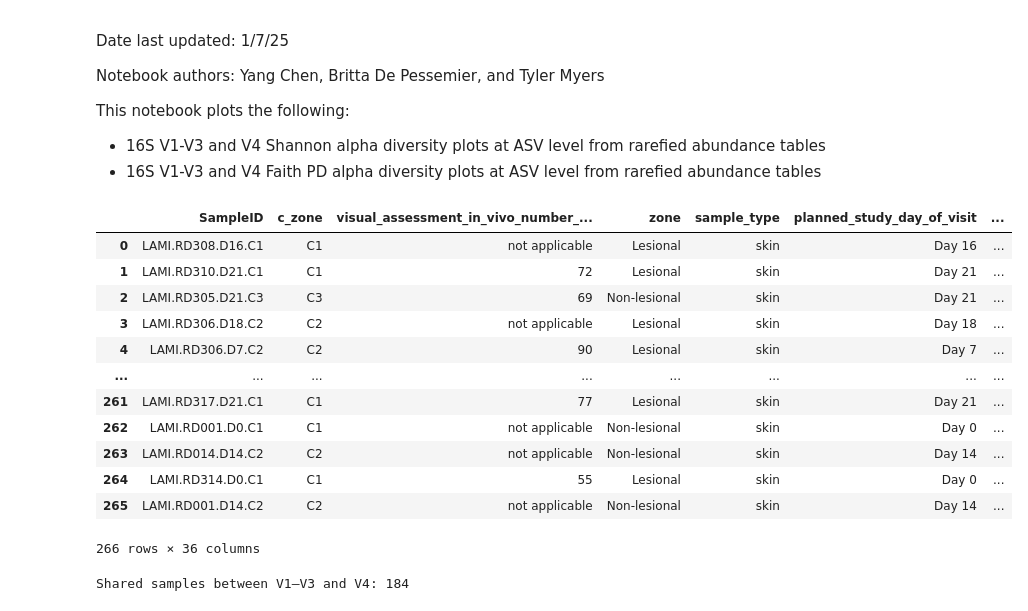
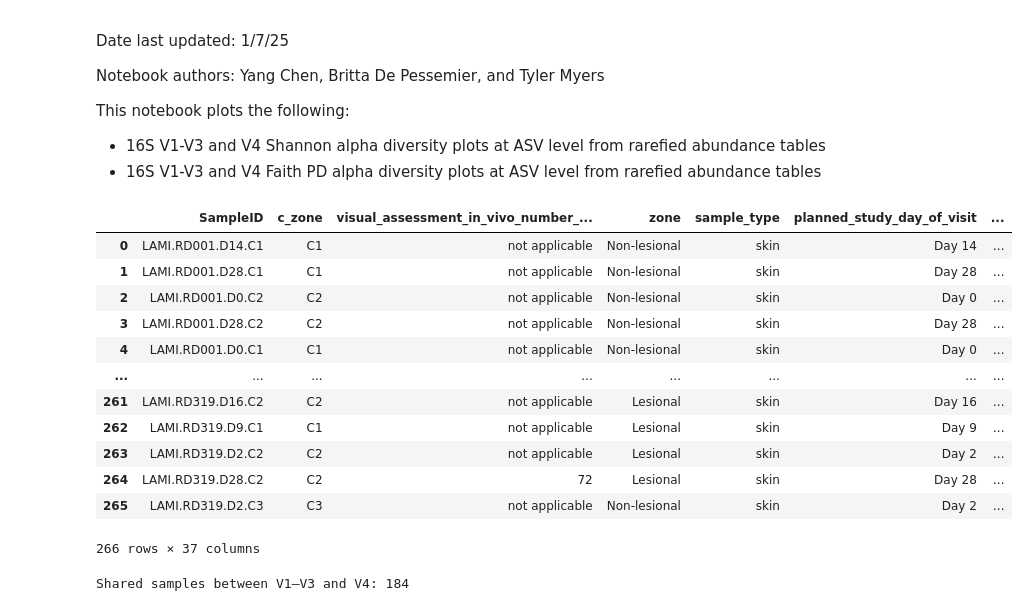
Before and after one commit to knightlab-analyses/Acne_Longitudinal_Microbiome, a Jupyter notebook: Notebooks/16S_alpha_diversity.ipynb, the cells around one changed output. Cells and saved outputs as stored; diff of their text form; code cells hidden in the pictures.

```diff
--- a/Notebooks/16S_alpha_diversity.ipynb
+++ b/Notebooks/16S_alpha_diversity.ipynb
@@ -36,22 +37,22 @@ from scipy import stats
 # %%
 # Load the metadata
-metadata_path = '../Metadata/metadata_final_22102024.tsv'
+metadata_path = '../Metadata/metadata_final_22102024_with_age.tsv'
 metadata = pd.read_csv(metadata_path, sep='\t')
 metadata
 # %% [output]
 |  | SampleID | c_zone | visual_assessment_in_vivo_number_... | zone | sample_type | planned_study_day_of_visit | ... |
-| 0 | LAMI.RD308.D16.C1 | C1 | not applicable | Lesional | skin | Day 16 | ... |
-| 1 | LAMI.RD310.D21.C1 | C1 | 72 | Lesional | skin | Day 21 | ... |
-| 2 | LAMI.RD305.D21.C3 | C3 | 69 | Non-lesional | skin | Day 21 | ... |
-| 3 | LAMI.RD306.D18.C2 | C2 | not applicable | Lesional | skin | Day 18 | ... |
-| 4 | LAMI.RD306.D7.C2 | C2 | 90 | Lesional | skin | Day 7 | ... |
+| 0 | LAMI.RD001.D14.C1 | C1 | not applicable | Non-lesional | skin | Day 14 | ... |
+| 1 | LAMI.RD001.D28.C1 | C1 | not applicable | Non-lesional | skin | Day 28 | ... |
+| 2 | LAMI.RD001.D0.C2 | C2 | not applicable | Non-lesional | skin | Day 0 | ... |
+| 3 | LAMI.RD001.D28.C2 | C2 | not applicable | Non-lesional | skin | Day 28 | ... |
+| 4 | LAMI.RD001.D0.C1 | C1 | not applicable | Non-lesional | skin | Day 0 | ... |
 | ... | ... | ... | ... | ... | ... | ... | ... |
-| 261 | LAMI.RD317.D21.C1 | C1 | 77 | Lesional | skin | Day 21 | ... |
-| 262 | LAMI.RD001.D0.C1 | C1 | not applicable | Non-lesional | skin | Day 0 | ... |
-| 263 | LAMI.RD014.D14.C2 | C2 | not applicable | Non-lesional | skin | Day 14 | ... |
-| 264 | LAMI.RD314.D0.C1 | C1 | 55 | Lesional | skin | Day 0 | ... |
-| 265 | LAMI.RD001.D14.C2 | C2 | not applicable | Non-lesional | skin | Day 14 | ... |
+| 261 | LAMI.RD319.D16.C2 | C2 | not applicable | Lesional | skin | Day 16 | ... |
+| 262 | LAMI.RD319.D9.C1 | C1 | not applicable | Lesional | skin | Day 9 | ... |
+| 263 | LAMI.RD319.D2.C2 | C2 | not applicable | Lesional | skin | Day 2 | ... |
+| 264 | LAMI.RD319.D28.C2 | C2 | 72 | Lesional | skin | Day 28 | ... |
+| 265 | LAMI.RD319.D2.C3 | C3 | not applicable | Non-lesional | skin | Day 2 | ... |
-266 rows × 36 columns
+266 rows × 37 columns
 # %%
 # Define paths to tables
 biom_paths = {
```
Also changed, not shown: parts of 6 cells of this notebook, 4 other files.
